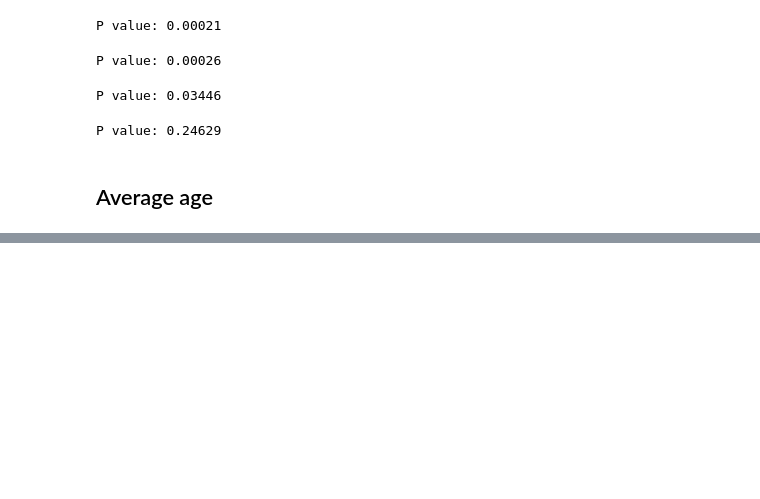
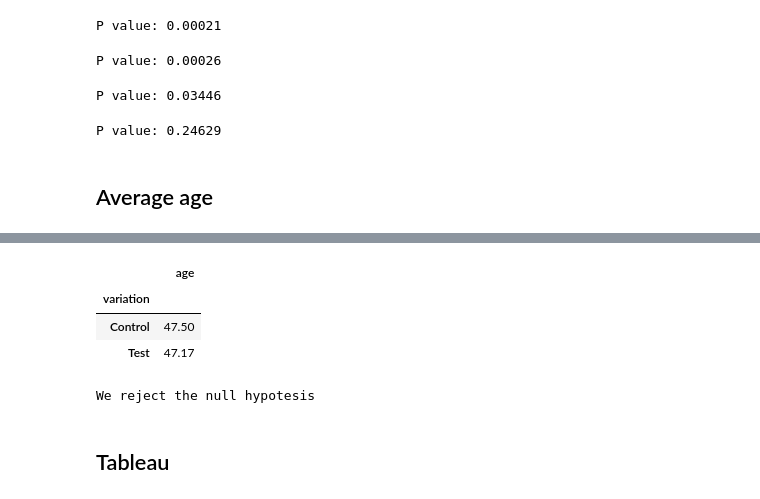
Before and after one commit to arnaurr94/vanguard-ab-test, a Jupyter notebook: dataframes.ipynb, the cells around one changed output, grey strips where cells are left out. Drawn from its saved outputs; the diff is of its cells as text; code cells hidden in the pictures; blank space fills up the shorter version.

```diff
--- a/dataframes.ipynb
+++ b/dataframes.ipynb
@@ -847,0 +847,28 @@ age
+# %%
+# Average age of participating clients per variation group
+round(age.groupby('variation').mean('age'), 2)
+# %% [output]
+|  | age |
+| variation |  |
+| Control | 47.50 |
+| Test | 47.17 |
+# %%
+## T test to assess equality of average age between Test and Control
+
+# H0: avg_age_test = avg_age_control
+# H1: avg_age_test != avg_age_control
+
+alpha = 0.05
+if st.ttest_ind(
+                age[age['variation']=='Test']['age'],
+                age[age['variation']=='Control']['age'],
+                nan_policy='omit',   # There is a null value in the age Series
+                alternative = "two-sided"
+                )[1] > alpha:
+    print("We are not able to reject the null hypothesis")
+else:
+    print("We reject the null hypotesis")  #i.e. The average age is statistically different
+# %% [output]
+We reject the null hypotesis
+# %% [markdown]
+## Tableau
```
Also changed, not shown: parts of 3 cells of this notebook, 1 other file.
